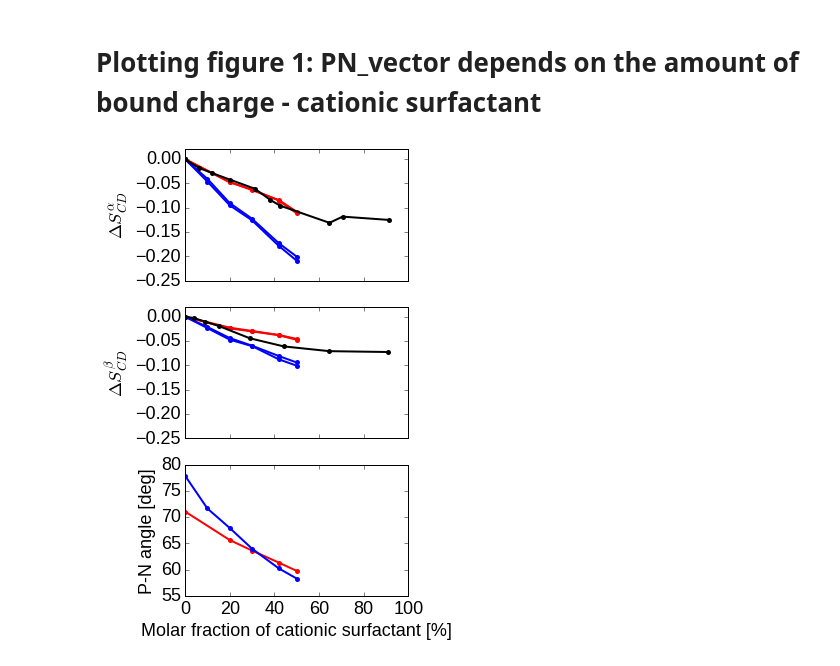
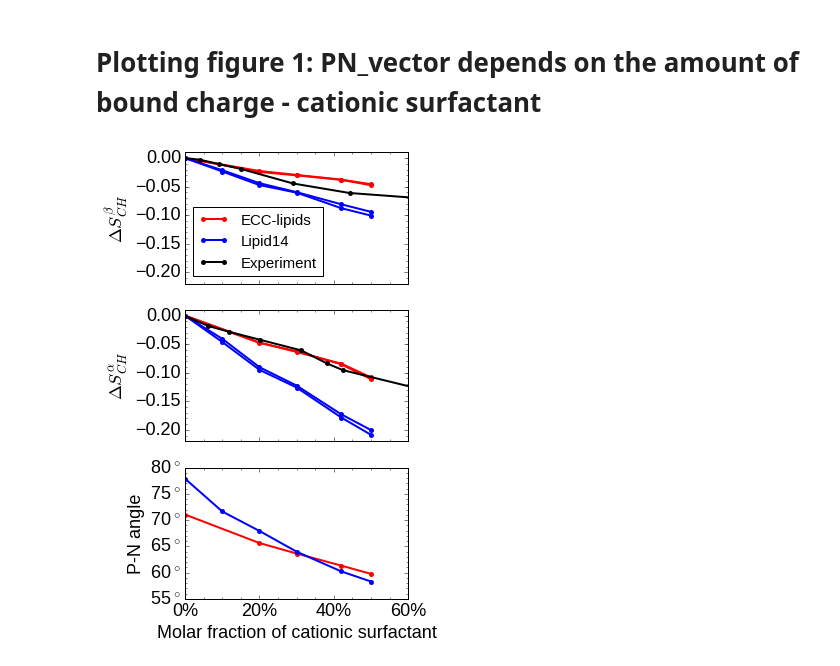
Before and after one commit to ohsOllila/NMRlipids_VI-NewIonModel, a Jupyter notebook: Fig/ipython_nb/Plot_PNs_OPs_L14_ECCLipid17_q80_sig89_surf.ipynb, the cells around one changed output. Cells and saved outputs as stored; diff of their text form; code cells hidden in the pictures.

Commit message:
Improved figure with Ordr parameter changes and P-N vector

```diff
--- a/Fig/ipython_nb/Plot_PNs_OPs_L14_ECCLipid17_q80_sig89_surf.ipynb
+++ b/Fig/ipython_nb/Plot_PNs_OPs_L14_ECCLipid17_q80_sig89_surf.ipynb
@@ -241,66 +239,75 @@ fig, axs = plt.subplots(nrows=3, ncols=1, sharex="all", figsize=[4,8], dpi=200)
 #fig.subplotpars.left = 0.3
 
 # give subplots human-redable names
-dsa = axs[0] # Delta S alpha
-dsb = axs[1] # Delta S beta
+dsa = axs[1] # Delta S alpha
+dsb = axs[0] # Delta S beta
 pna = axs[2] # PN_vector
 
 # add some text for labels, title and axes ticks
-pna.set_xlabel(r'Molar fraction of cationic surfactant [%]')
-pna.set_ylabel(r'P-N angle [deg]')
-dsa.set_ylabel(r'$\Delta S_{CD} ^{\alpha}$')
-dsb.set_ylabel(r'$\Delta S_{CD} ^{\beta}$')
+pna.set_xlabel(r'Molar fraction of cationic surfactant')
+pna.set_ylabel(r'P-N angle')
+dsa.set_ylabel(r'$\Delta S_{CH} ^{\alpha}$')
+dsb.set_ylabel(r'$\Delta S_{CH} ^{\beta}$')
 
-pna.set_xlim([0.0,100.0])
+pna.set_xlim([0.0,60.0])
 #ax.set_xticks(r1)
 #xlabelsl = list(xlabels)
 #xlabelsl.extend(range(2, 18))
 #ax.set_xticklabels(xlabelsl, rotation=0)
 
-for opsplot, c in zip([opsdata, opsdata_l14, experiments], ["red", "blue", "black"]):
+for (opsplot, c, label) in zip([opsdata, opsdata_l14, experiments], ["red", "blue", "black"], ["ECC-lipids", "Lipid14", "Experiment"]):
     for key in opsplot.keys():
         yerror = 0.001
         do_delta = False
         if key.startswith("alpha"):
+            iplt = 1
+            do_delta = True
+            ylim = [-0.22, 0.01]
+        elif key.startswith("beta"):
             iplt = 0
             do_delta = True
-            ylim = [-0.25, 0.02]
-        elif key.startswith("beta"):
-            iplt = 1
-            do_delta = True
-            ylim = [-0.25, 0.02]
+            ylim = [-0.22, 0.01]
         elif key.startswith("PN"):
             iplt = 2
             yerror = 0.15
             ylim = [55.0, 80.0]
         else:
             print "this should not happen, setting iplt = 2"
             iplt = 2
         ax = axs[iplt]
         ax.set_ylim(ylim)
         if isinstance(opsplot[key], list):
             opsplot[key].sort()
         else:
             #print "this is not list, not sorting. It's likely the experimental data."
             pass
         data = np.array(opsplot[key])
         if do_delta:
             data[:,1] -= data[0,1]
         #ax.errorbar(data[:,0], data[:,1], yerr=yerror, lw=2.0, marker='s', markersize=5, mew=0, color=c) #, c=colour, lw=1.0, label=point_label)
-        ax.plot(data[:,0], data[:,1], lw=2.0, marker='o', markersize=5, mew=0, color=c) #, c=colour, lw=1.0, label=point_label)
-
-#dsa.plot(data[:,0], data[:,1], lw=2.0, marker='s', markersize=5, mew=0, color=c) #, c=colour, lw=1.0, label=point_label)
-
-#data = np.array(pndata)
-#pna.errorbar(data[:,0], data[:,1], yerr=0.15, lw=2.0, marker='s', markersize=5, color="red", label="ECC-lipids") #, c=colour, lw=1.0, label=point_label)
-#data_l14 = np.array(pndata_l14)
-#pna.errorbar(data_l14[:,0], data_l14[:,1], yerr=0.15, lw=2.0, marker='s', markersize=5, color="blue", label="Lipid14") #, c=colour, lw=1.0, label=point_label)
+        if key=="beta" or key=="beta1":
+            plot_label = label
+        else:
+            plot_label = None
+        ax.plot(data[:,0], data[:,1], lw=2.0, marker='o', markersize=5, mew=0, color=c, label=plot_label) #, c=colour, lw=1.0, label=point_label)
 
 
+for ax in axs:
+    ax.minorticks_on()
 
+xlim = pna.get_xlim()
+pna.set_xticks(range(0,90,20))
+pna.set_xticklabels([ str(i)+r"%" for i in range(0,90,20)])
+pna.set_xlim(xlim)
 
-#pna.legend(loc="upper right", markerscale=0.5, scatterpoints=4)
+ylim = pna.get_ylim()
+pna.set_yticks(range(0,90,5))
+pna.set_yticklabels([ str(i)+r"$^\circ$" for i in range(0,90,5)])
+pna.set_ylim(ylim)
+
+dsb.legend(loc="lower left", markerscale=1.0, scatterpoints=4, fontsize='small')
+
 plt.savefig("PN_angle_OrdPars-A-B_L14-ECCL17_q80_sig89_surf.eps", dpi=200, bbox_inches='tight')
 plt.show()
 # %% [output]
-[figure, old version]
+[figure, new version]
```
Also changed, not shown: parts of 1 cell of this notebook, 3 other files.
